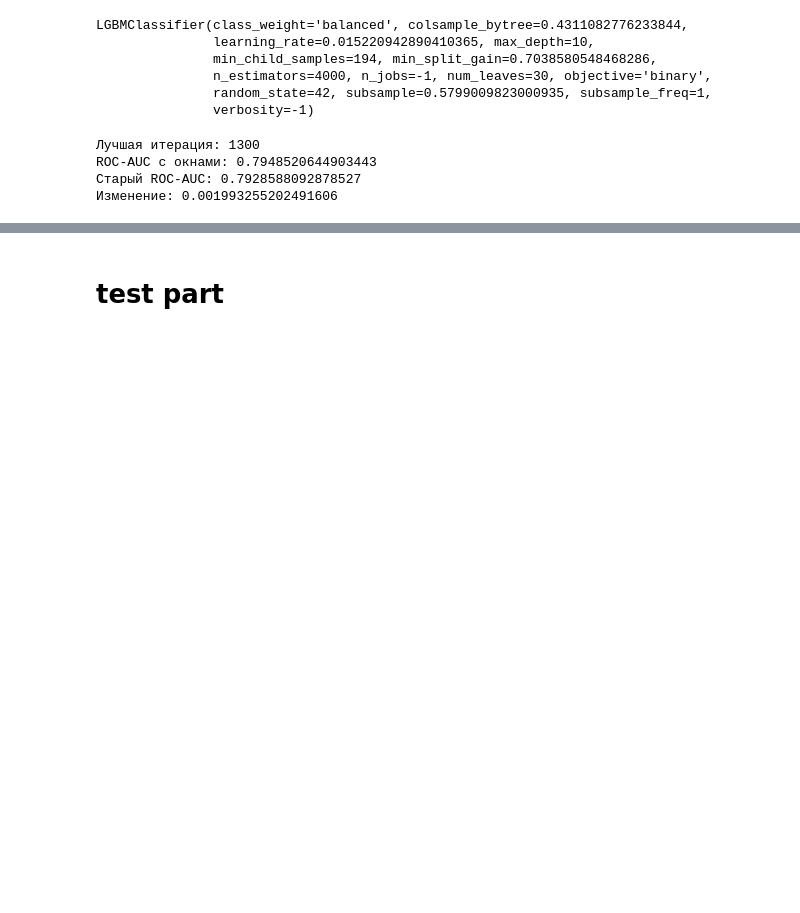
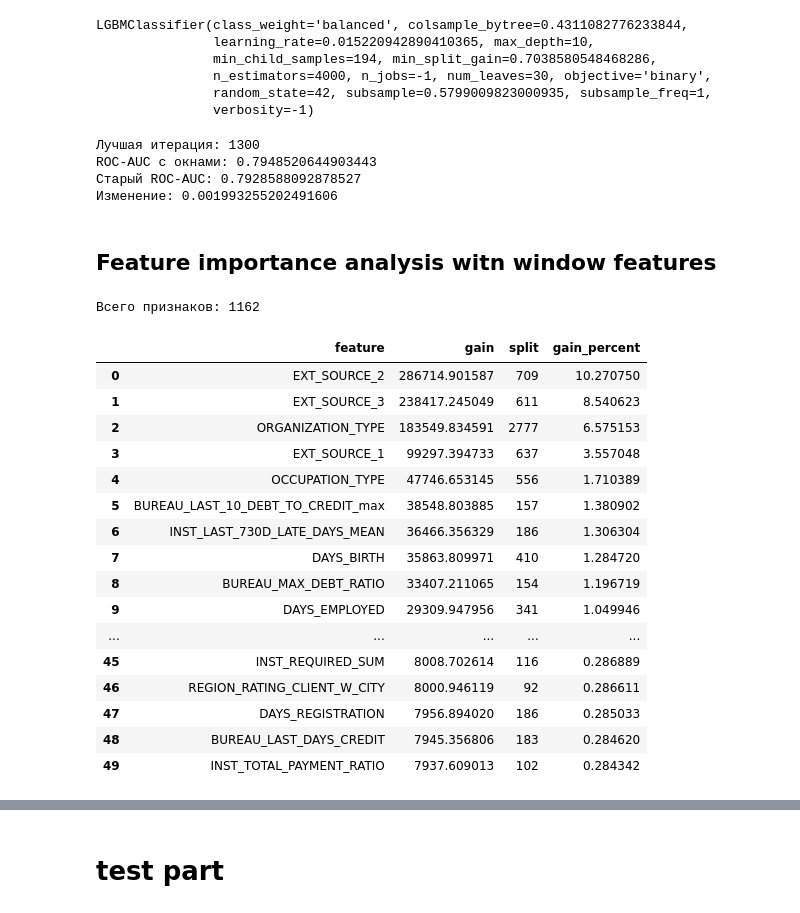
Before and after one commit to USL99/home-credit-default-risk, a Jupyter notebook: notebooks/04_model_tuning.ipynb, the cells around one changed output, grey strips where cells are left out. Cells and saved outputs as stored; diff of their text form; code cells hidden in the pictures; blank space fills up the shorter version.

```diff
--- a/notebooks/04_model_tuning.ipynb
+++ b/notebooks/04_model_tuning.ipynb
@@ -1206,3 +1188,33 @@ print("Изменение:", windows_auc - old_auc)
 ROC-AUC с окнами: 0.7948520644903443
 Старый ROC-AUC: 0.7928588092878527
 Изменение: 0.001993255202491606
+# %% [markdown]
+## Feature importance analysis witn window features
+# %%
+feat_imp_window = pd.DataFrame({
+    "feature": lgbm_window.booster_.feature_name(),
+    "gain": lgbm_window.booster_.feature_importance(importance_type="gain"),
+    "split": lgbm_window.booster_.feature_importance(importance_type="split")
+})
+feat_imp_window["gain_percent"] = (feat_imp_window["gain"] / feat_imp_window["gain"].sum() * 100)
+feat_imp_window = (feat_imp_window.sort_values("gain", ascending=False).reset_index(drop=True))
+feat_imp_window.head(50)
+# %% [output]
+Всего признаков: 1162
+|  | feature | gain | split | gain_percent |
+| 0 | EXT_SOURCE_2 | 286714.901587 | 709 | 10.270750 |
+| 1 | EXT_SOURCE_3 | 238417.245049 | 611 | 8.540623 |
+| 2 | ORGANIZATION_TYPE | 183549.834591 | 2777 | 6.575153 |
+| 3 | EXT_SOURCE_1 | 99297.394733 | 637 | 3.557048 |
+| 4 | OCCUPATION_TYPE | 47746.653145 | 556 | 1.710389 |
+| 5 | BUREAU_LAST_10_DEBT_TO_CREDIT_max | 38548.803885 | 157 | 1.380902 |
+| 6 | INST_LAST_730D_LATE_DAYS_MEAN | 36466.356329 | 186 | 1.306304 |
+| 7 | DAYS_BIRTH | 35863.809971 | 410 | 1.284720 |
+| 8 | BUREAU_MAX_DEBT_RATIO | 33407.211065 | 154 | 1.196719 |
+| 9 | DAYS_EMPLOYED | 29309.947956 | 341 | 1.049946 |
+| ... | ... | ... | ... | ... |
+| 45 | INST_REQUIRED_SUM | 8008.702614 | 116 | 0.286889 |
+| 46 | REGION_RATING_CLIENT_W_CITY | 8000.946119 | 92 | 0.286611 |
+| 47 | DAYS_REGISTRATION | 7956.894020 | 186 | 0.285033 |
+| 48 | BUREAU_LAST_DAYS_CREDIT | 7945.356806 | 183 | 0.284620 |
+| 49 | INST_TOTAL_PAYMENT_RATIO | 7937.609013 | 102 | 0.284342 |
```
Also changed, not shown: parts of 10 cells of this notebook, 1 other file.
